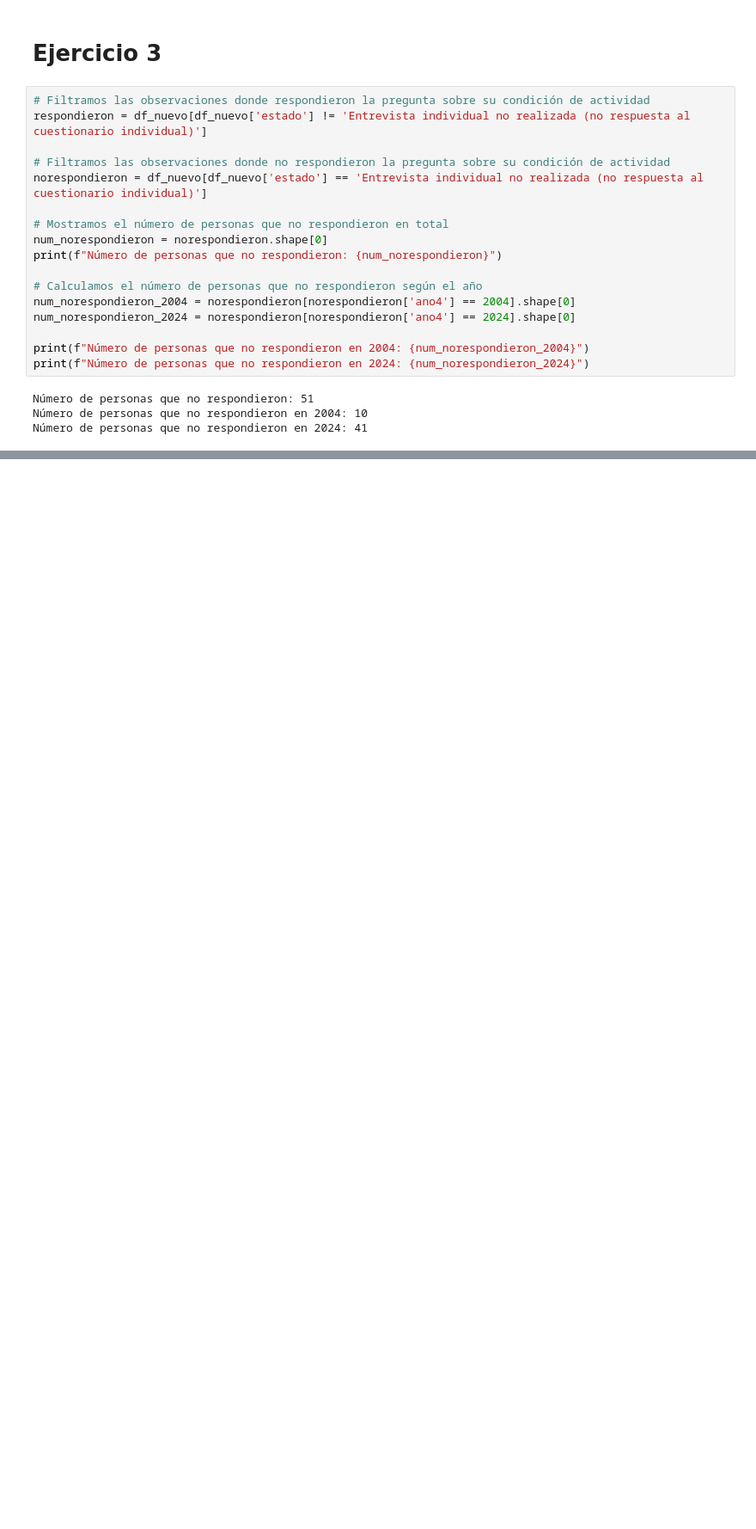
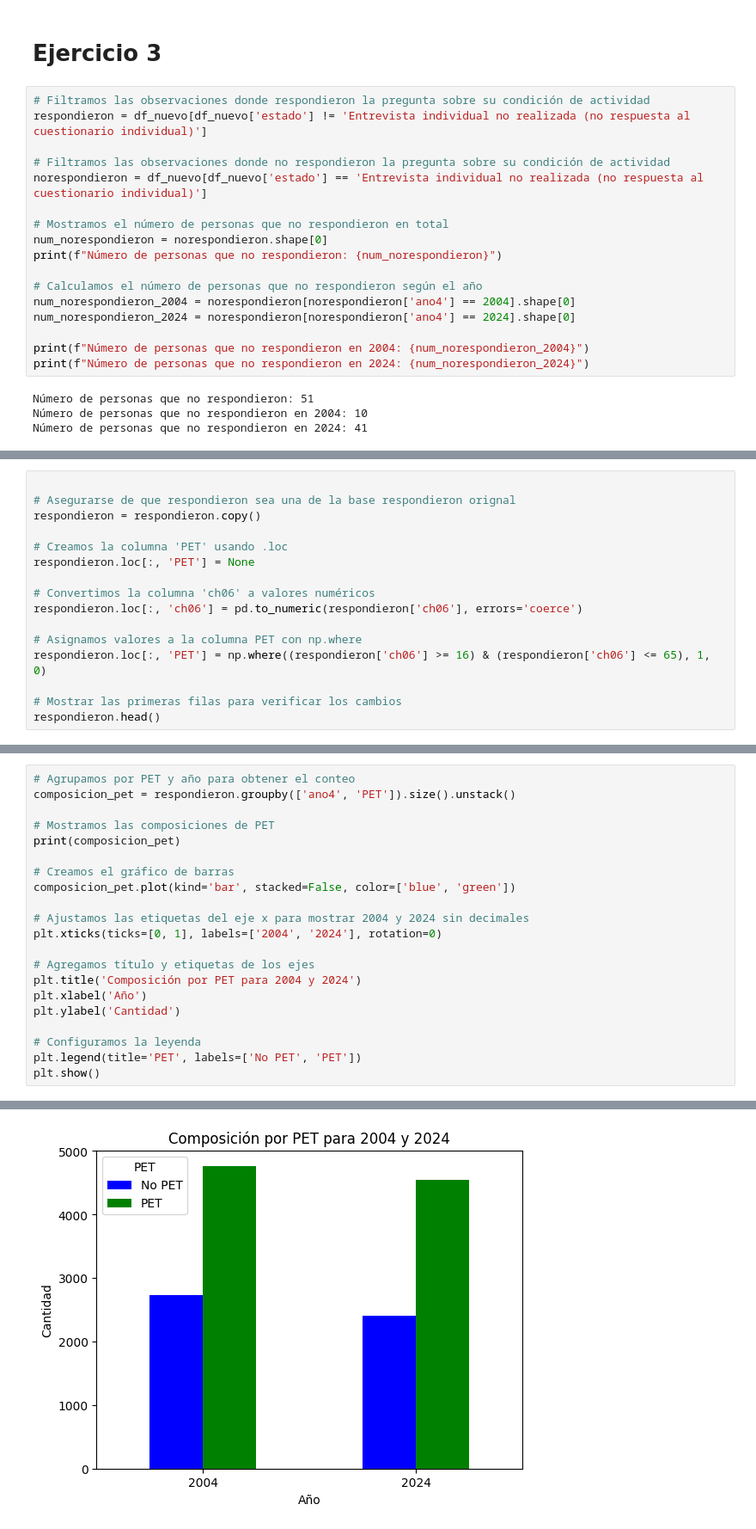
Before and after one commit to valentinasaravi/CC408--T2-8-, a Jupyter notebook: TP3/TP_parte_1_.ipynb, the cells around one changed output, grey strips where cells are left out. Shown: that part at 86% size. Drawn from its saved outputs; the diff is of its cells as text; blank space fills up the shorter version.

```diff
--- a/TP3/TP_parte_1_.ipynb
+++ b/TP3/TP_parte_1_.ipynb
@@ -445,0 +503,16 @@ Número de personas que no respondieron en 2024: 41
+# %%
+
+# Asegurarse de que respondieron sea una de la base respondieron orignal
+respondieron = respondieron.copy()
+
+# Creamos la columna 'PET' usando .loc
+respondieron.loc[:, 'PET'] = None
+
+# Convertimos la columna 'ch06' a valores numéricos
+respondieron.loc[:, 'ch06'] = pd.to_numeric(respondieron['ch06'], errors='coerce')
+
+# Asignamos valores a la columna PET con np.where
+respondieron.loc[:, 'PET'] = np.where((respondieron['ch06'] >= 16) & (respondieron['ch06'] <= 65), 1, 0)
+
+# Mostrar las primeras filas para verificar los cambios
+respondieron.head()
@@ -445,0 +526,22 @@ Número de personas que no respondieron en 2024: 41
+# %%
+# Agrupamos por PET y año para obtener el conteo
+composicion_pet = respondieron.groupby(['ano4', 'PET']).size().unstack()
+
+# Mostramos las composiciones de PET
+print(composicion_pet)
+
+# Creamos el gráfico de barras
+composicion_pet.plot(kind='bar', stacked=False, color=['blue', 'green'])
+
+# Ajustamos las etiquetas del eje x para mostrar 2004 y 2024 sin decimales
+plt.xticks(ticks=[0, 1], labels=['2004', '2024'], rotation=0)
+
+# Agregamos título y etiquetas de los ejes
+plt.title('Composición por PET para 2004 y 2024')
+plt.xlabel('Año')
+plt.ylabel('Cantidad')
+
+# Configuramos la leyenda
+plt.legend(title='PET', labels=['No PET', 'PET'])
+plt.show()
+# %% [output]
@@ -445,0 +552 @@ Número de personas que no respondieron en 2024: 41
+[figure, added]
```
Also changed, not shown: parts of 15 cells of this notebook.
